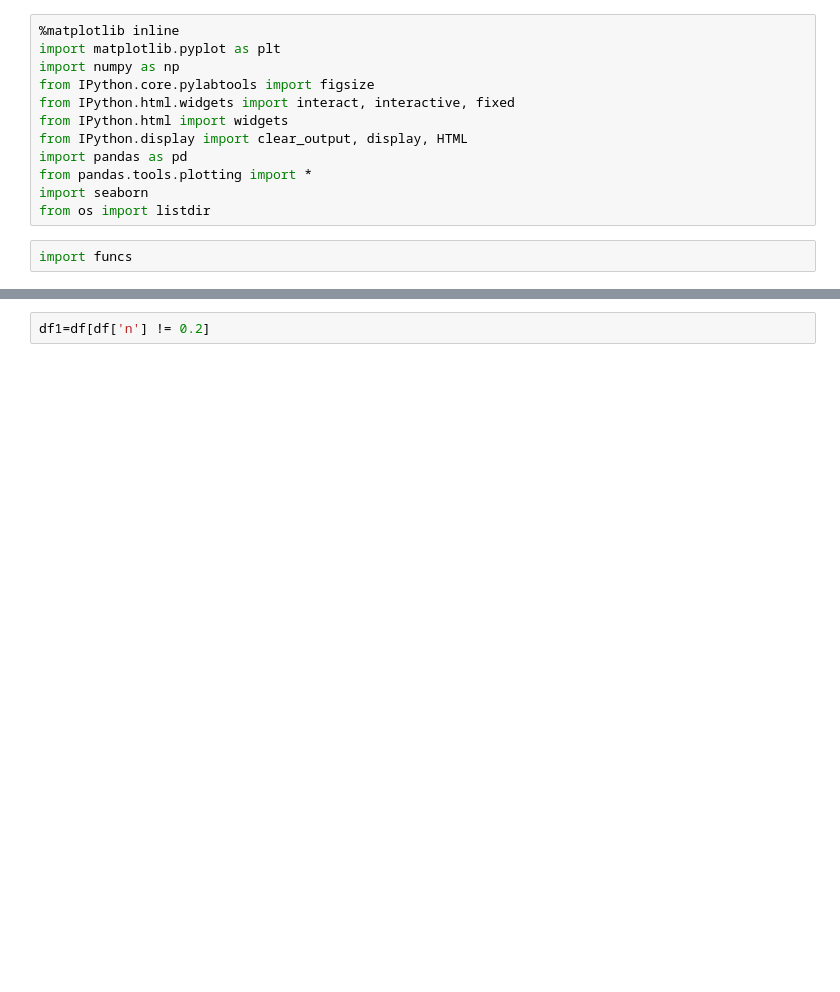
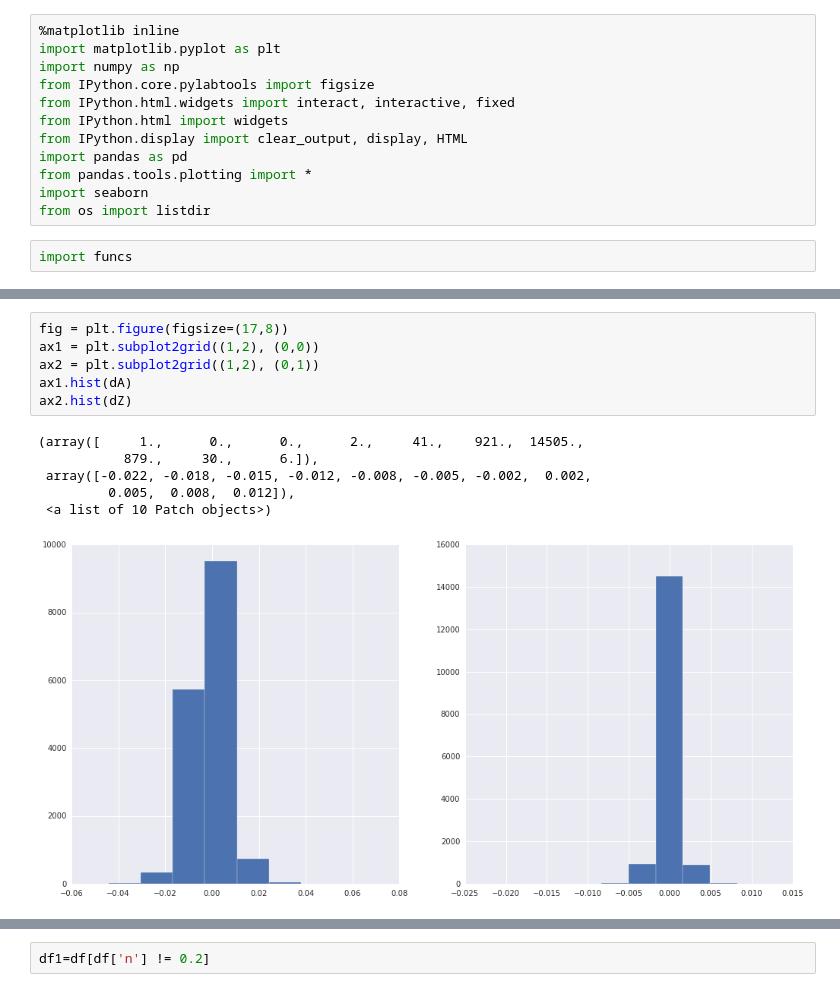
Before and after one commit to Mixpap/Gaia-Galaxy-ANN, a Jupyter notebook: Reports.ipynb, the cells around one changed output, grey strips where cells are left out. Drawn from its saved outputs; the diff is of its cells as text; blank space fills up the shorter version.

```diff
--- a/Reports.ipynb
+++ b/Reports.ipynb
@@ -42,0 +61,13 @@ df.groupby('n').count()
+# %%
+fig = plt.figure(figsize=(17,8))
+ax1 = plt.subplot2grid((1,2), (0,0))
+ax2 = plt.subplot2grid((1,2), (0,1))
+ax1.hist(dA)
+ax2.hist(dZ)
+# %% [output]
+(array([     1.,      0.,      0.,      2.,     41.,    921.,  14505.,
+           879.,     30.,      6.]),
+ array([-0.022, -0.018, -0.015, -0.012, -0.008, -0.005, -0.002,  0.002,
+         0.005,  0.008,  0.012]),
+ <a list of 10 Patch objects>)
+[figure, added]
```
Also changed, not shown: parts of 10 cells of this notebook, 2 other files.
